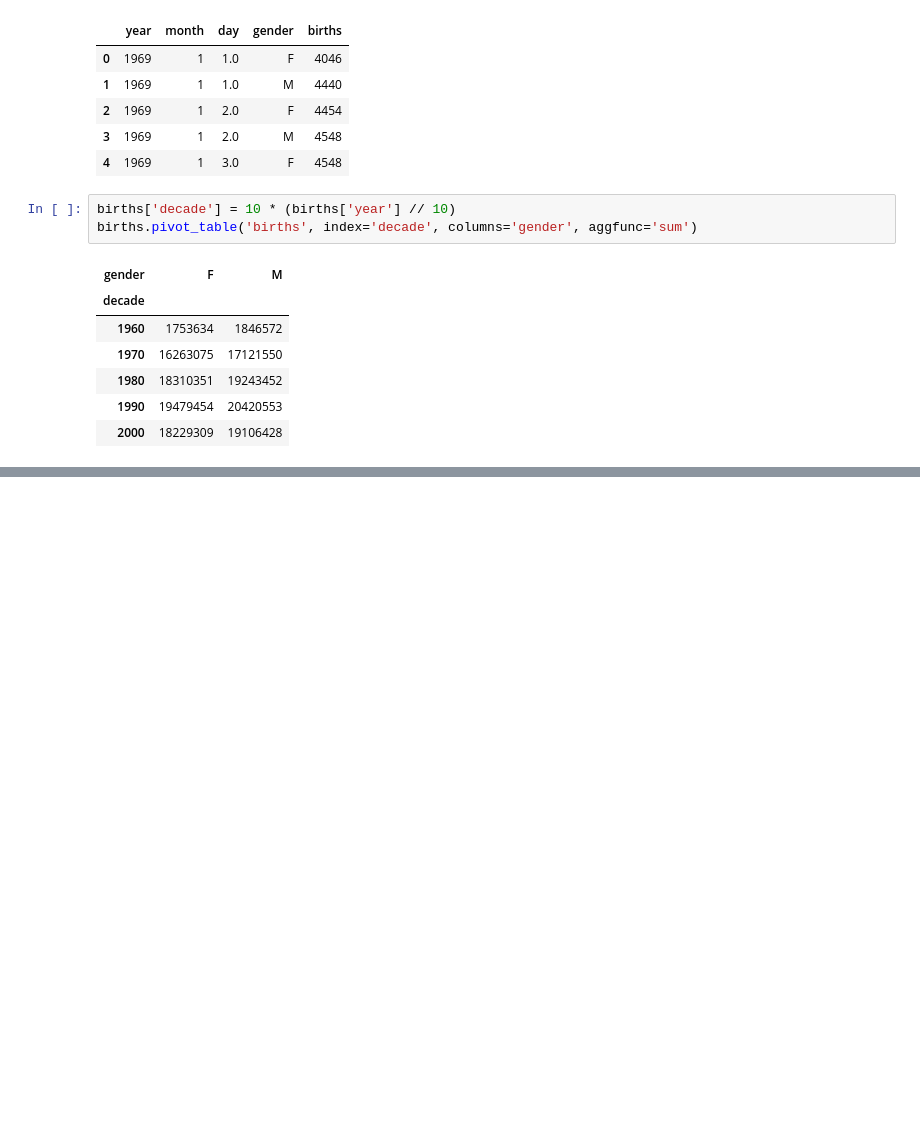
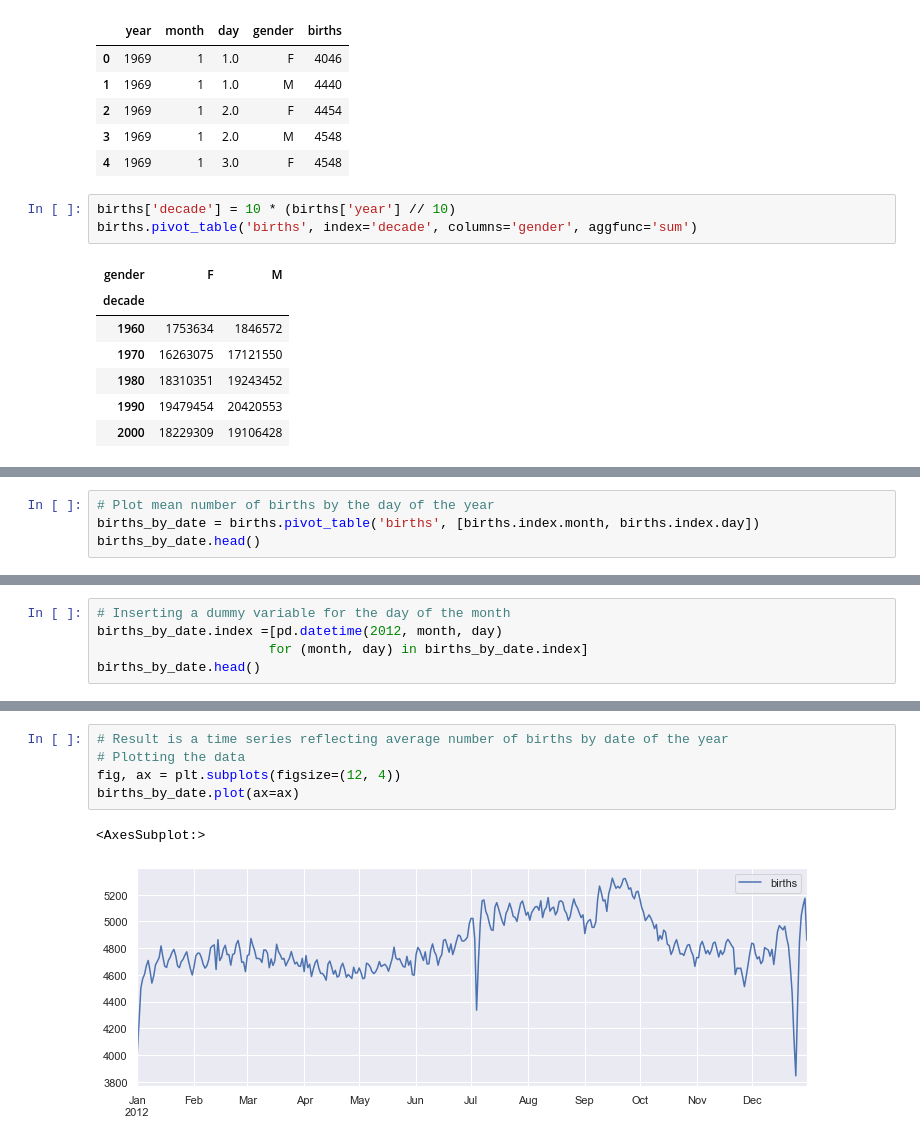
Before and after one commit to paulov0b0x/datasciencehandbook, a Jupyter notebook: Chapter 3/Chapter 3 - Data Manipulation with Pandas - 3.8.1 Example Birthrate Data.ipynb, the cells around one changed output, grey strips where cells are left out. Cells and saved outputs as stored; diff of their text form; blank space fills up the shorter version.

```diff
--- a/Chapter 3/Chapter 3 - Data Manipulation with Pandas - 3.8.1 Example Birthrate Data.ipynb
+++ b/Chapter 3/Chapter 3 - Data Manipulation with Pandas - 3.8.1 Example Birthrate Data.ipynb
@@ -38,0 +69,4 @@ Text(0, 0.5, 'total births per year')
+# %%
+# Plot mean number of births by the day of the year
+births_by_date = births.pivot_table('births', [births.index.month, births.index.day])
+births_by_date.head()
@@ -38,0 +80,5 @@ Text(0, 0.5, 'total births per year')
+# %%
+# Inserting a dummy variable for the day of the month
+births_by_date.index =[pd.datetime(2012, month, day)
+                      for (month, day) in births_by_date.index]
+births_by_date.head()
@@ -38,0 +92,8 @@ Text(0, 0.5, 'total births per year')
+# %%
+# Result is a time series reflecting average number of births by date of the year
+# Plotting the data
+fig, ax = plt.subplots(figsize=(12, 4))
+births_by_date.plot(ax=ax)
+# %% [output]
+<AxesSubplot:>
+[figure, added]
```
Also changed, not shown: parts of 9 cells of this notebook, 5 other files.
